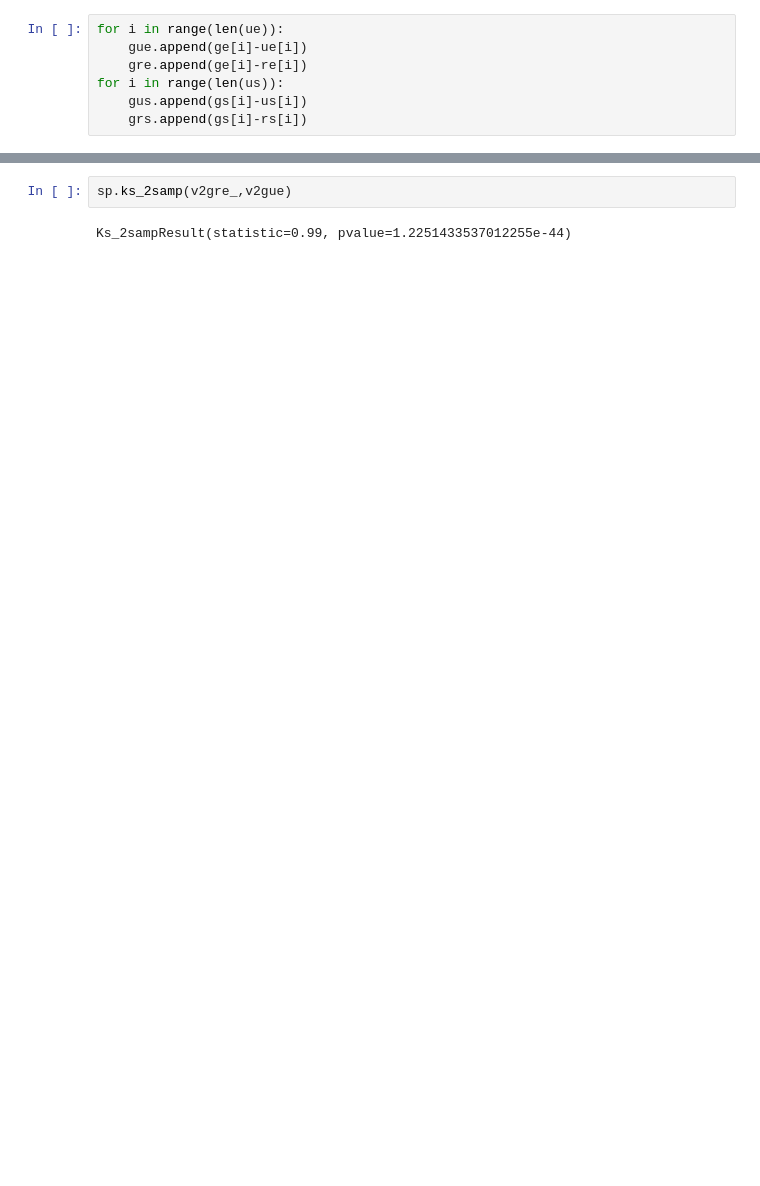
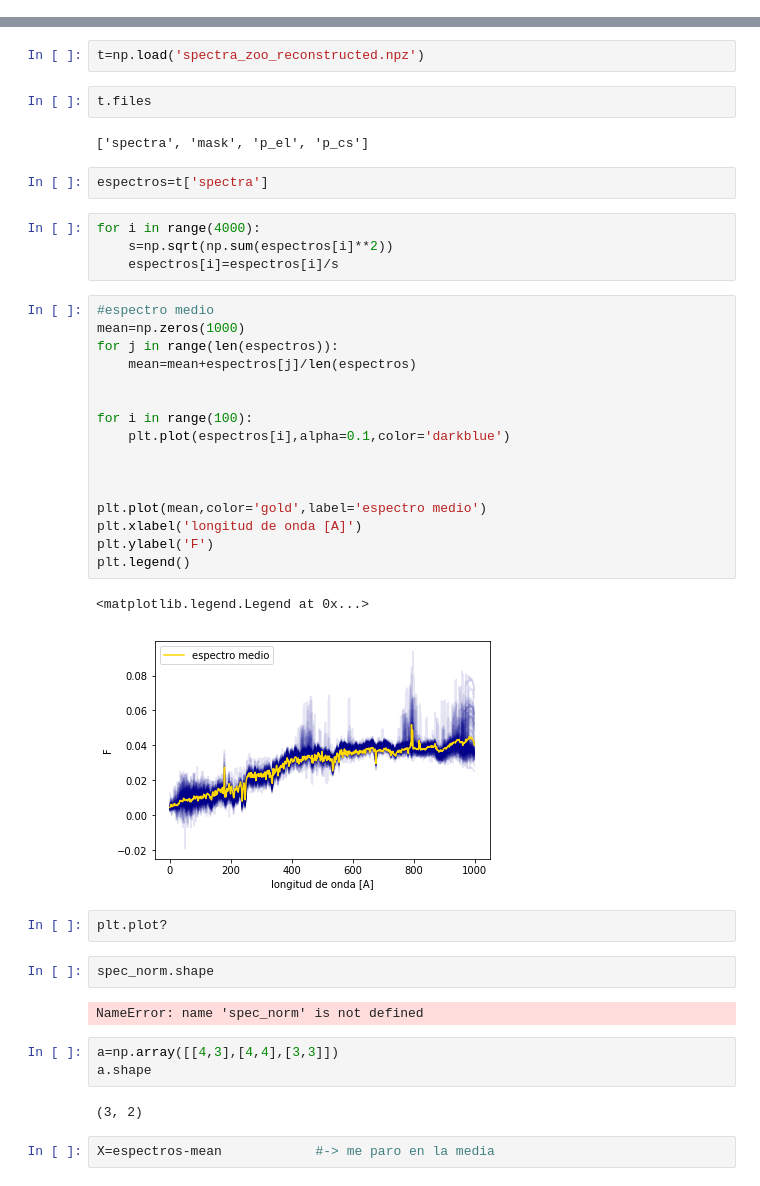
Before and after one commit to AgusMRM/astrometria, a Jupyter notebook: Untitled1.ipynb, the cells around one changed output, grey strips where cells are left out. Drawn from its saved outputs; the diff is of its cells as text; blank space fills up the shorter version.

```diff
--- a/Untitled1.ipynb
+++ b/Untitled1.ipynb
@@ -28,7 +5,0 @@ for i in range(len(t)):
-# %%
-for i in range(len(ue)):
-    gue.append(ge[i]-ue[i])
-    gre.append(ge[i]-re[i])
-for i in range(len(us)):
-    gus.append(gs[i]-us[i])
-    grs.append(gs[i]-rs[i])
@@ -65,4 +6,44 @@ np.max(dist)
-# %%
-sp.ks_2samp(v2gre_,v2gue)
-# %% [output]
-Ks_2sampResult(statistic=0.99, pvalue=1.2251433537012255e-44)
+# %%
+t=np.load('spectra_zoo_reconstructed.npz')
+# %%
+t.files
+# %% [output]
+['spectra', 'mask', 'p_el', 'p_cs']
+# %%
+espectros=t['spectra']
+# %%
+for i in range(4000):
+    s=np.sqrt(np.sum(espectros[i]**2))
+    espectros[i]=espectros[i]/s
+# %%
+#espectro medio
+mean=np.zeros(1000)
+for j in range(len(espectros)):
+    mean=mean+espectros[j]/len(espectros)
+
+
+for i in range(100):
+    plt.plot(espectros[i],alpha=0.1,color='darkblue')
+
+
+
+plt.plot(mean,color='gold',label='espectro medio')
+plt.xlabel('longitud de onda [A]')
+plt.ylabel('F')
+plt.legend()
+# %% [output]
+<matplotlib.legend.Legend at 0x...>
+[figure, added]
+# %%
+plt.plot?
+# %%
+spec_norm.shape
+# %% [output]
+NameError: name 'spec_norm' is not defined
+# %%
+a=np.array([[4,3],[4,4],[3,3]])
+a.shape
+# %% [output]
+(3, 2)
+# %%
+X=espectros-mean            #-> me paro en la media
```
Also changed, not shown: parts of 30 cells of this notebook.
